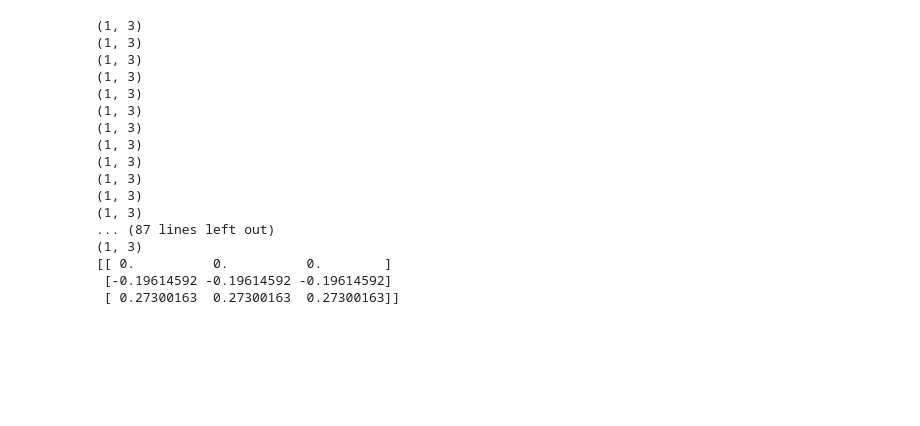
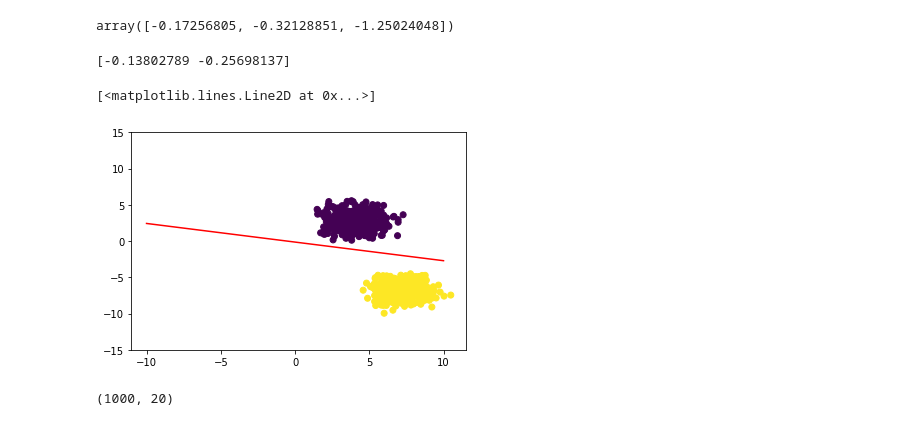
Before and after one commit to coding-blocks-archives/ML-Noida-2019-Jan-Morning, a Jupyter notebook: lecture_8/Logistic Regression.ipynb, the cells around one changed output. Drawn from its saved outputs; the diff is of its cells as text; code cells hidden in the pictures; blank space fills up the shorter version.

```diff
--- a/lecture_8/Logistic Regression.ipynb
+++ b/lecture_8/Logistic Regression.ipynb
@@ -23,14 +23,14 @@ array([[ 1.        ,  4.86559375, -2.30490299],
 # %%
 class LogisticRegression:
 
-    def __init__(self, X_train, Y_train, lr = .1, itrs=100):
+    def __init__(self, X_train, Y_train, lr = .1, epox=100):
 
         self.dim = X_train.shape[1]
-        self.theta = np.zeros([1, self.dim])
+        self.theta = np.zeros([self.dim])
         self.X_train = X_train
         self.Y_train = Y_train
         self.lr = lr
-        self.itrs = itrs
+        self.epox = epox
 
     def hypothesis(self, x):
         z = np.dot(self.theta, x)
@@ -44,35 +44,43 @@ class LogisticRegression:
         gradient = np.zeros_like(self.theta)
 
         for xi, yi in zip(self.X_train, self.Y_train):
-            xi = xi.reshape(-1, 1)
             yh = self.hypothesis(xi)
-            print(self.theta.shape)
             gradient = gradient + (yi - yh) * xi
 
         gradient = gradient / self.X_train.shape[0] * self.lr
+        self.theta = self.theta + gradient
 
-        self.theta = self.theta + gradient
+    def fit(self):
+        for _ in range(self.epox):
+            self.gradient_dec()
 # %%
 model = LogisticRegression(X, Y)
 # %%
 model.gradient_dec()
 
-print(model.theta)
+model.fit()
-# %% [output]
-(1, 3)
-(1, 3)
-(1, 3)
-(1, 3)
-(1, 3)
-(1, 3)
-(1, 3)
-(1, 3)
-(1, 3)
-(1, 3)
-(1, 3)
-(1, 3)
-... (87 lines left out)
-(1, 3)
-[[ 0.          0.          0.        ]
- [-0.19614592 -0.19614592 -0.19614592]
- [ 0.27300163  0.27300163  0.27300163]]
+# %%
+model.theta
+# %% [output]
+array([-0.17256805, -0.32128851, -1.25024048])
+# %%
+l_theta = np.array([-model.theta[0]/model.theta[2], -model.theta[1]/model.theta[2]])
+
+print(l_theta)
+# %% [output]
+[-0.13802789 -0.25698137]
+# %%
+plt.ylim(-15, 15)
+
+plt.scatter(X[:, 1], X[:, 2], c=Y)
+
+X_test = [-10, 10]
+Y_test = []
+
+for x in X_test:
+    Y_test.append(l_theta[0] + l_theta[1] * x)
+
+plt.plot(X_test, Y_test, c = "red")
+# %% [output]
+[<matplotlib.lines.Line2D at 0x...>]
+[figure, added]
@@ -78,0 +95,4 @@ print(model.theta)
+# %%
+X.shape
+# %% [output]
+(1000, 20)
```
Also changed, not shown: parts of 12 cells of this notebook, 2 other files.
